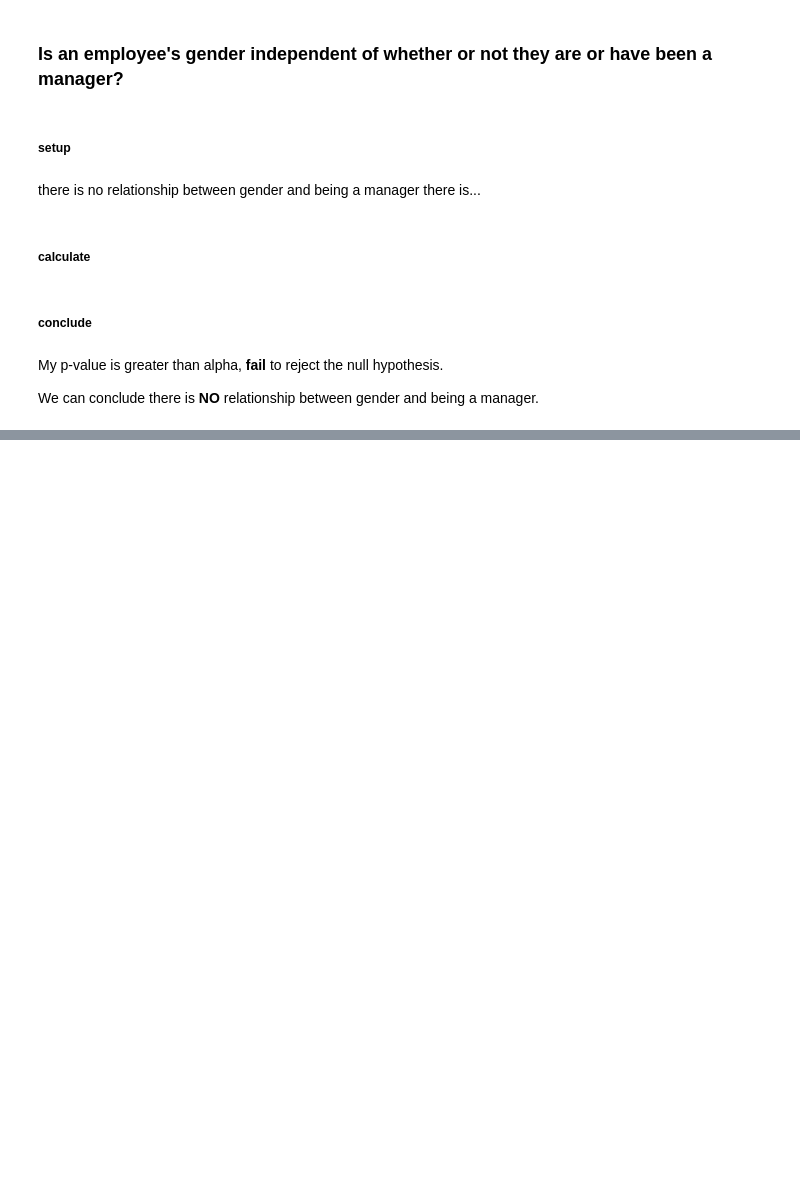
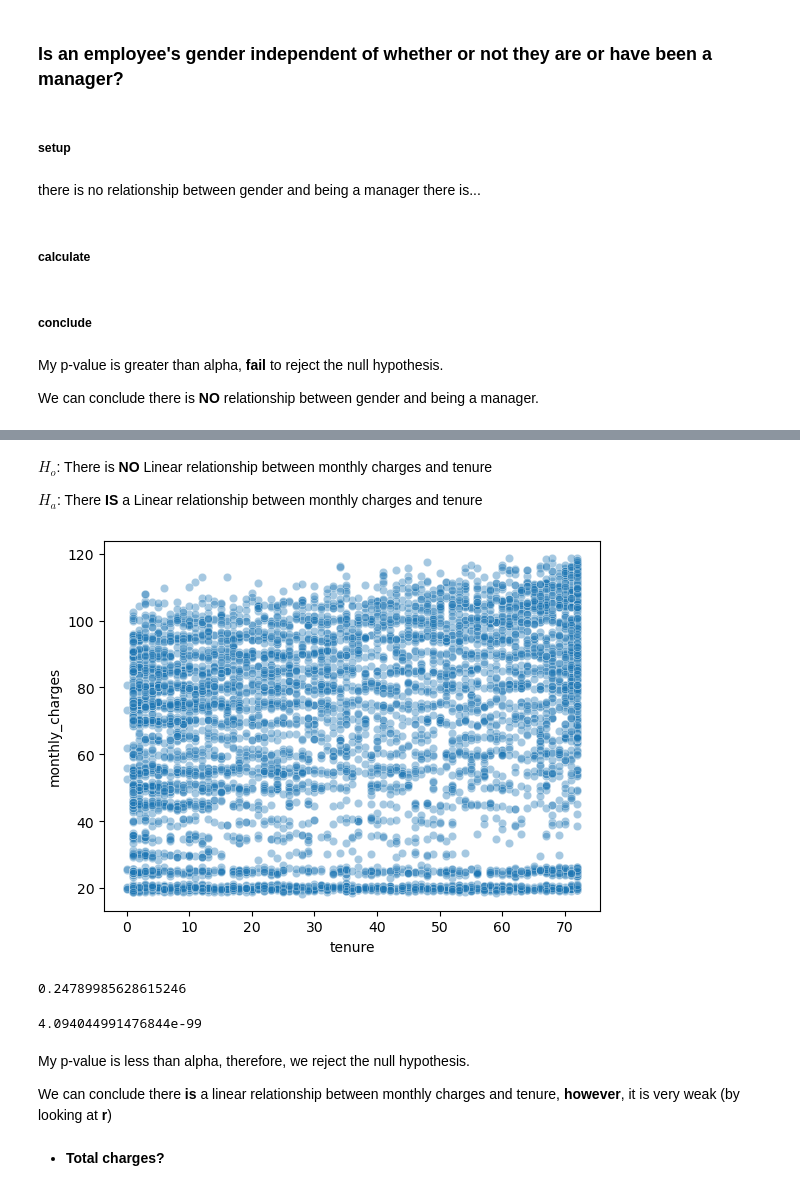
Before and after one commit to Josue-Gonzalez627/stats-exercises, a Jupyter notebook: hypothesis_testing.ipynb, the cells around one changed output, grey strips where cells are left out. Cells and saved outputs as stored; diff of their text form; code cells hidden in the pictures; blank space fills up the shorter version.

```diff
--- a/hypothesis_testing.ipynb
+++ b/hypothesis_testing.ipynb
@@ -411,0 +510,9 @@ pd.read_sql('show tables', url)
+# %% [markdown]
+$H_o$: There is **NO** Linear relationship between monthly charges and tenure
+
+$H_a$: There **IS** a Linear relationship between monthly charges and tenure
+# %%
+sns.scatterplot(data=df, y='monthly_charges', x='tenure', alpha=0.4);
+                #this alpha is not global (contained) it's a different alpha for the transparency of the plot
+# %% [output]
+[figure, added]
@@ -411,0 +521,14 @@ pd.read_sql('show tables', url)
+# %%
+r
+# %% [output]
+0.24789985628615246
+# %%
+p
+# %% [output]
+4.094044991476844e-99
+# %% [markdown]
+My p-value is less than alpha, therefore, we reject the null hypothesis.
+
+We can conclude there **is** a linear relationship between monthly charges and tenure, **however**, it is very weak (by looking at **r**)
+# %% [markdown]
+* **Total charges?**
```
Also changed, not shown: parts of 125 cells of this notebook.
